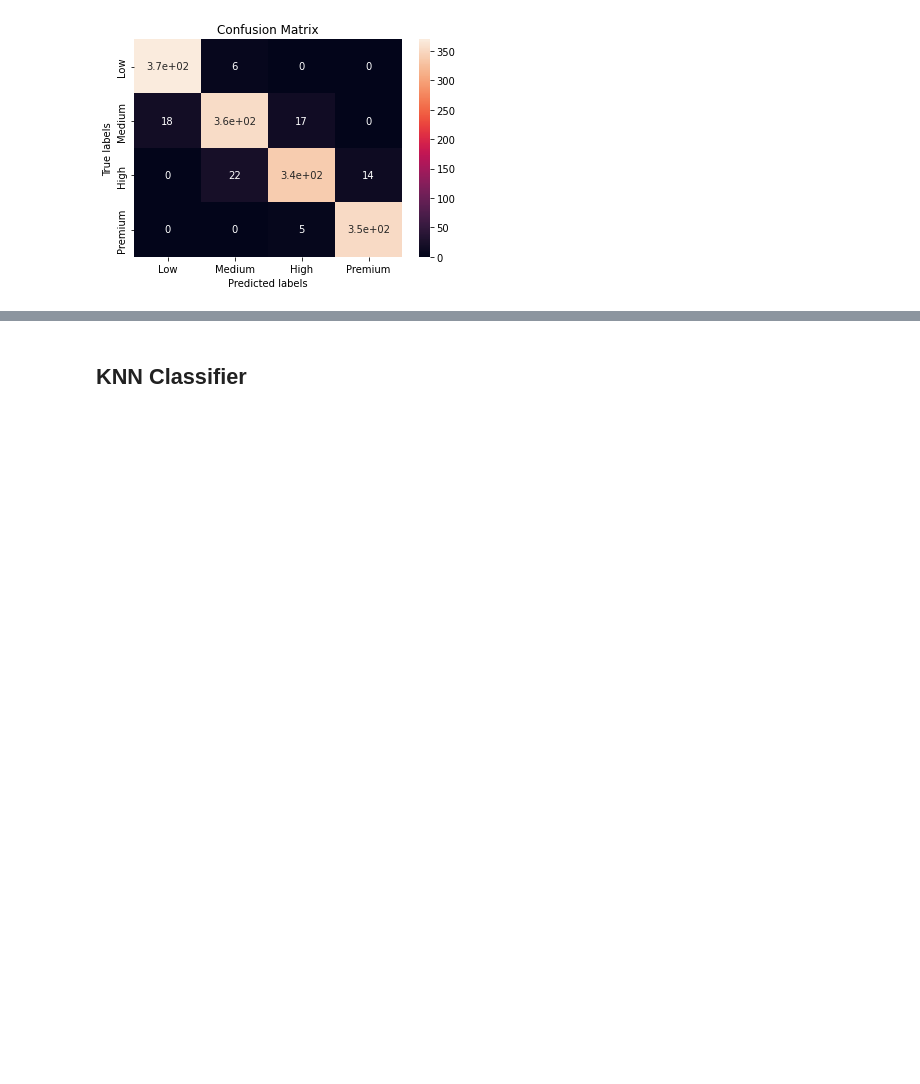
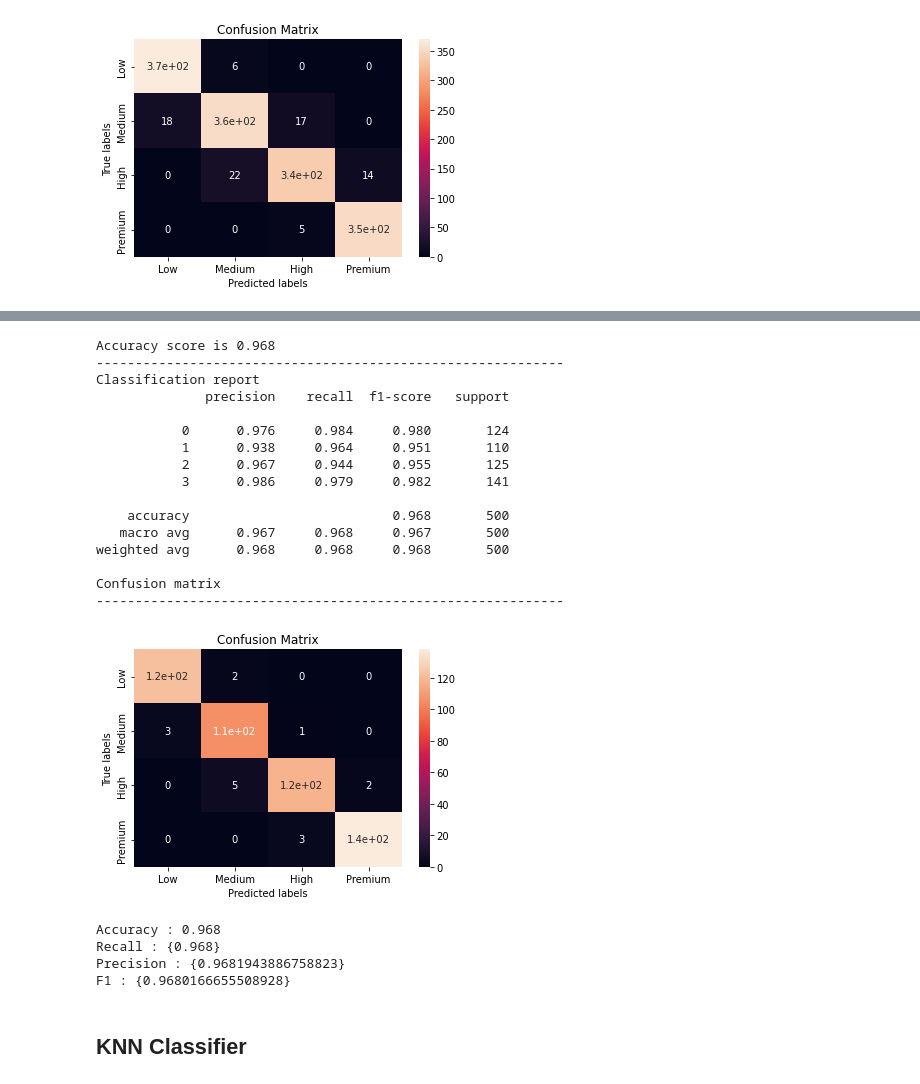
Before and after one commit to RadhikaRM/Mobilepricerangeprediction, a Jupyter notebook: Team_MobilePriceRangePrediction.ipynb, the cells around one changed output, grey strips where cells are left out. Cells and saved outputs as stored; diff of their text form; code cells hidden in the pictures; blank space fills up the shorter version.

```diff
--- a/Team_MobilePriceRangePrediction.ipynb
+++ b/Team_MobilePriceRangePrediction.ipynb
@@ -576,3 +574,46 @@ scores = cross_validate(logistic,X_train, y_train, scoring = scoring, cv = 10, r
+# %%
+#implementing Repeated Stratified k-fold grid search cross validation
+logistic = LogisticRegression()
+scoring = ['accuracy']
+cv = RepeatedStratifiedKFold(n_splits=10, n_repeats=3, random_state=1)
+space = dict()
+space['C'] = [1e-5, 1e-4, 1e-3, 1e-2, 1e-1, 1, 10, 100]
+# define search
+search = GridSearchCV(logistic, space, scoring='accuracy', n_jobs=-1, cv=cv)
+# %%
+# executing search
+clf_best = search.fit(X_train, y_train)
+# %%
+y_pred_testing = clf_best.predict(X_test)
+# %%
+# Accuracy score,confusion matrix and classification report for test set
+classification_performance(y_test,y_pred_testing)
+# %% [output]
+Accuracy score is 0.968
+------------------------------------------------------------
+Classification report
+              precision    recall  f1-score   support
+
+           0      0.976     0.984     0.980       124
+           1      0.938     0.964     0.951       110
+           2      0.967     0.944     0.955       125
+           3      0.986     0.979     0.982       141
+
+    accuracy                          0.968       500
+   macro avg      0.967     0.968     0.967       500
+weighted avg      0.968     0.968     0.968       500
+
+Confusion matrix
+------------------------------------------------------------
+[figure, added]
+# %%
+# Evaluating the model
+models_list.append(evaluate_model('Logistic (Tuned)',X_test,y_test,y_pred_testing))
+# %% [output]
+Accuracy : 0.968
+Recall : {0.968}
+Precision : {0.9681943886758823}
+F1 : {0.9680166655508928}
 # %% [markdown]
 ## KNN Classifier
 # %%
```
Also changed, not shown: parts of 46 cells of this notebook.
